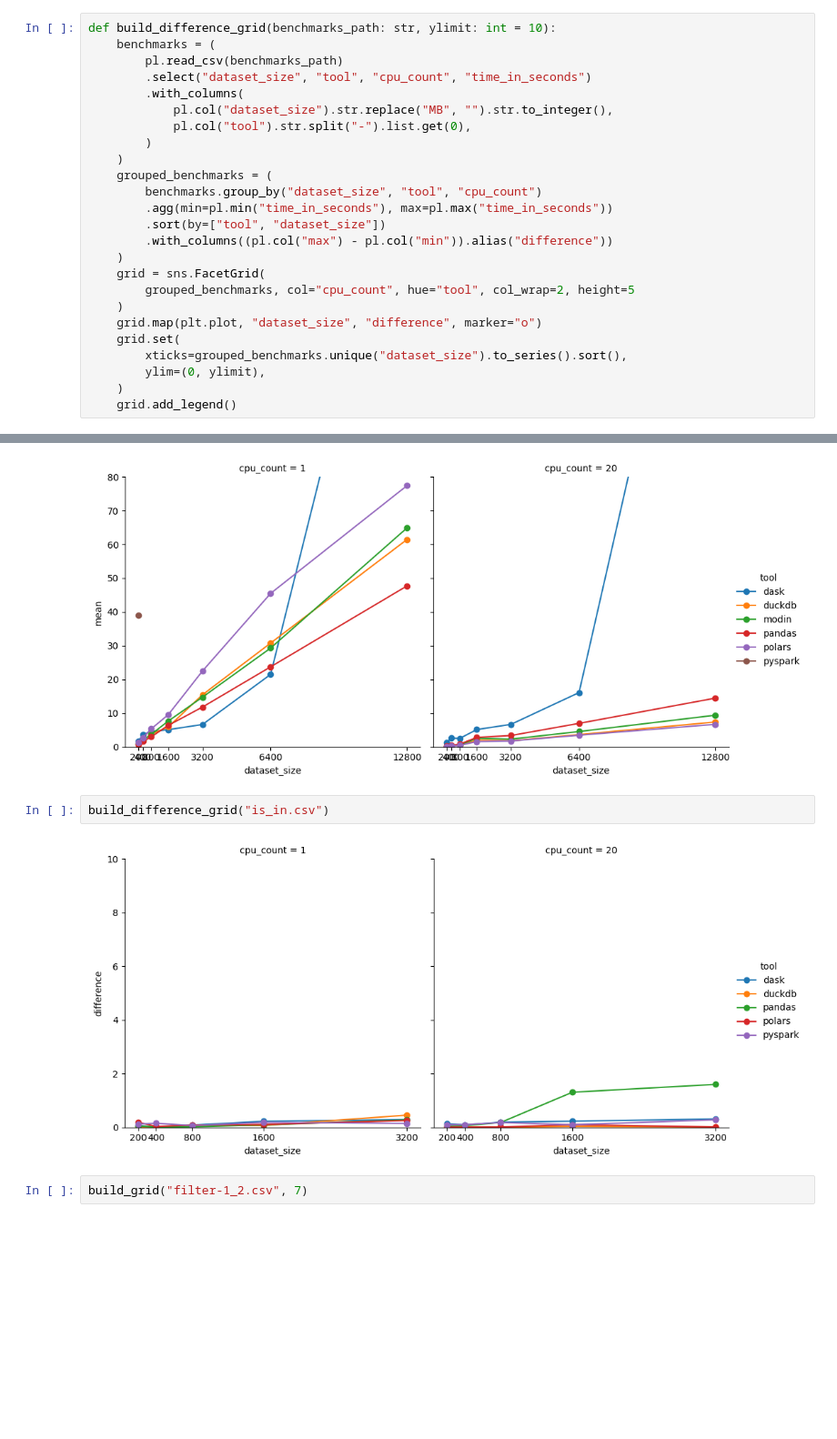
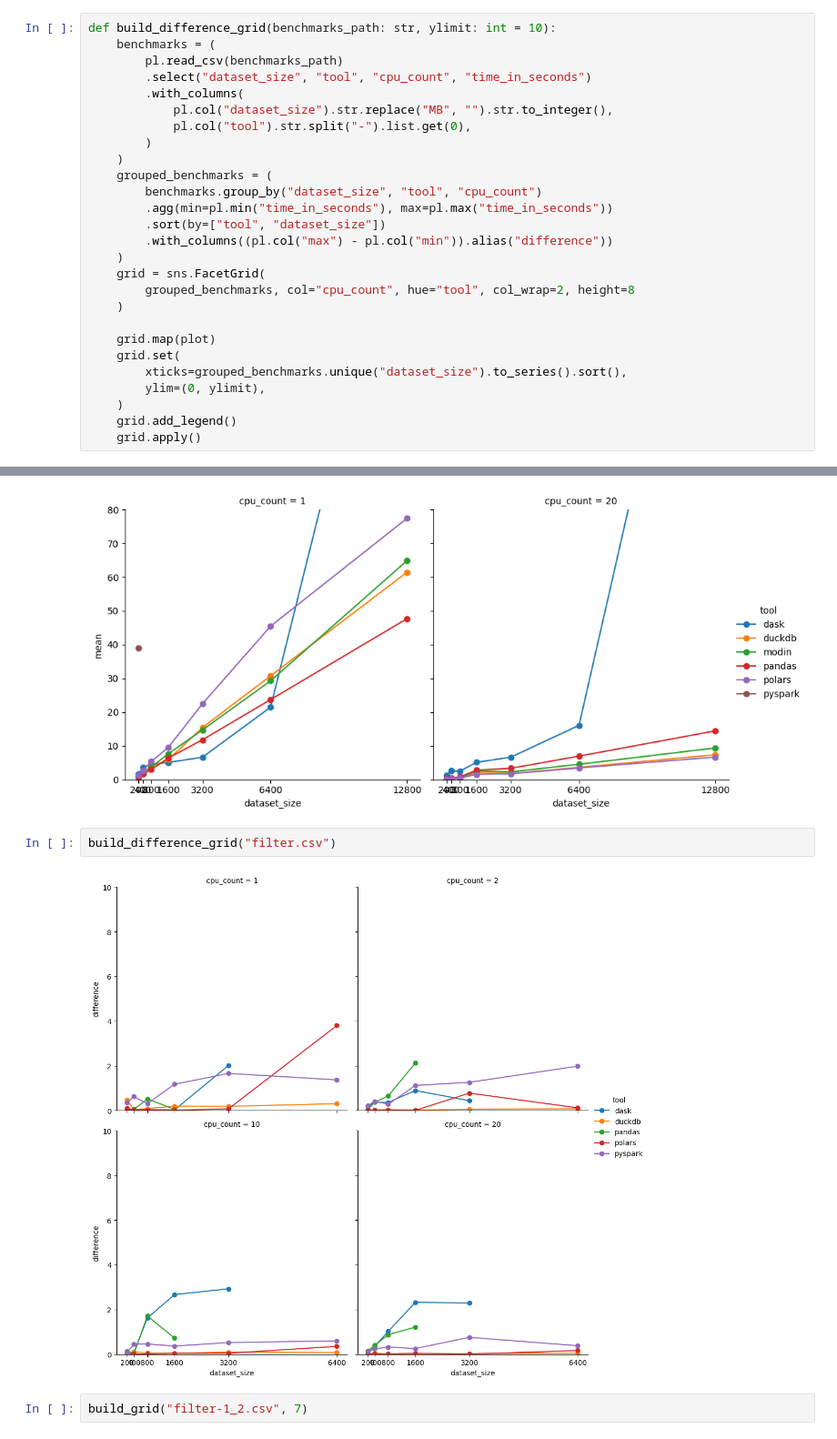
Before and after one commit to vodkar/polars_investigation, a Jupyter notebook: visualize_diagrams.ipynb, the cells around one changed output, grey strips where cells are left out. Shown: that part at 91% size. Drawn from its saved outputs; the diff is of its cells as text; blank space fills up the shorter version.

```diff
--- a/visualize_diagrams.ipynb
+++ b/visualize_diagrams.ipynb
@@ -98,14 +104,16 @@ def build_difference_grid(benchmarks_path: str, ylimit: int = 10):
         .with_columns((pl.col("max") - pl.col("min")).alias("difference"))
     )
     grid = sns.FacetGrid(
-        grouped_benchmarks, col="cpu_count", hue="tool", col_wrap=2, height=5
+        grouped_benchmarks, col="cpu_count", hue="tool", col_wrap=2, height=8
     )
-    grid.map(plt.plot, "dataset_size", "difference", marker="o")
+
+    grid.map(plot)
     grid.set(
         xticks=grouped_benchmarks.unique("dataset_size").to_series().sort(),
         ylim=(0, ylimit),
     )
     grid.add_legend()
+    grid.apply()
 # %%
 build_grid("group.csv")
 # %% [output]
@@ -127,9 +135,9 @@ build_grid("read_parquet.csv", 80)
 # %% [output]
 [figure]
 # %%
-build_difference_grid("is_in.csv")
+build_difference_grid("filter.csv")
 # %% [output]
-[figure, old version]
+[figure, new version]
 # %%
 build_grid("filter-1_2.csv", 7)
 # %% [output]
```
Also changed, not shown: parts of 3 cells of this notebook, 3 other files.
